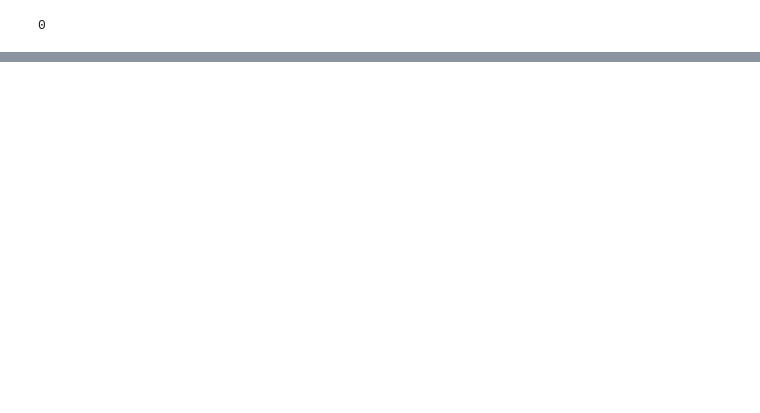
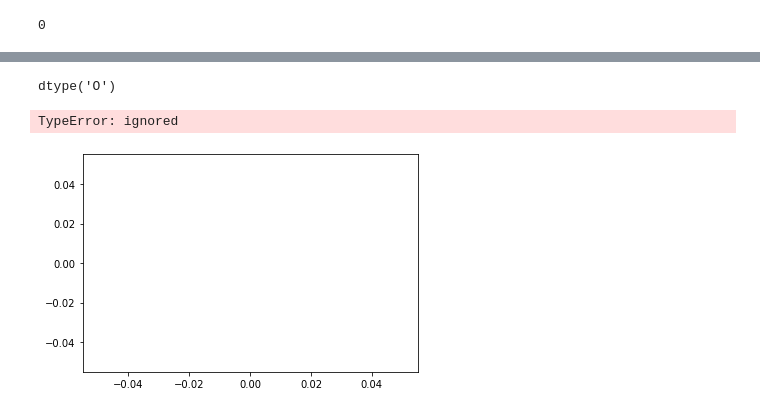
Before and after one commit to raushan9jnv/ML--NYC-Taxi-Trip-Time-Prediction, a Jupyter notebook: ML_Raushan_NYC_Taxi_Trip_Time_Prediction_Capstone_Project.ipynb, the cells around one changed output, grey strips where cells are left out. Drawn from its saved outputs; the diff is of its cells as text; code cells hidden in the pictures; blank space fills up the shorter version.

```diff
--- a/ML_Raushan_NYC_Taxi_Trip_Time_Prediction_Capstone_Project.ipynb
+++ b/ML_Raushan_NYC_Taxi_Trip_Time_Prediction_Capstone_Project.ipynb
@@ -77,0 +157,13 @@ memory usage: 122.4+ MB
+# %%
+def time_of_day(hour):
+  if hour in range(6,12):
+    return 'Morning'
+  elif hour in range(12,16):
+    return 'Afternoon'
+  elif hour in range(16,22):
+    return 'Evening'
+  else:
+    return 'Late night'
+# %%
+df['pickup_timeofday'] = df['pickup_hour'].apply(time_of_day)
+df['dropoff_timeofday'] = df['dropoff_hour'].apply(time_of_day)
@@ -78 +183,10 @@ memory usage: 122.4+ MB
+# %%
+def cal_distance(pickup_lat,pickup_long,dropoff_lat,dropoff_long):
+
+  start_coordinates= (pickup_lat,pickup_long)
+  stop_coordinates= (dropoff_lat,dropoff_long)
+
+  return great_circle(start_coordinates,stop_coordinates)
+# %%
+df['distance'] = df.apply(lambda x: cal_distance(x['pickup_latitude'],x['pickup_longitude'],x['dropoff_latitude'],x['dropoff_longitude'] ), axis=1)
 # %%
@@ -92,0 +266,9 @@ dtype: int64
+# %%
+df['distance'].dtypes
+# %% [output]
+dtype('O')
+# %%
+ sns.scatterplot(x='trip_duration',y='distance',hue='vendor_id',data=df)
+# %% [output]
+TypeError: ignored
+[figure, added]
```
Also changed, not shown: parts of 26 cells of this notebook.
